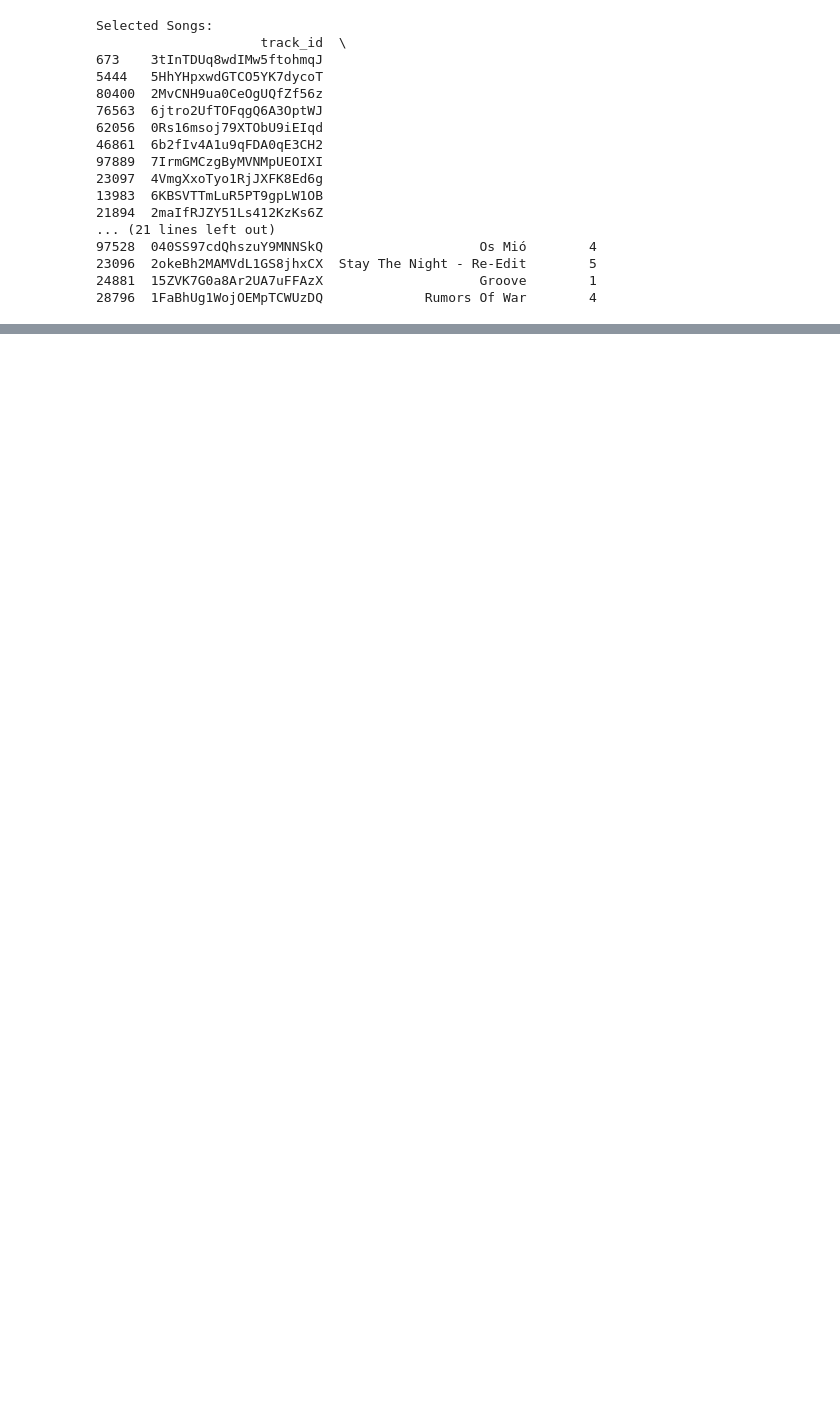
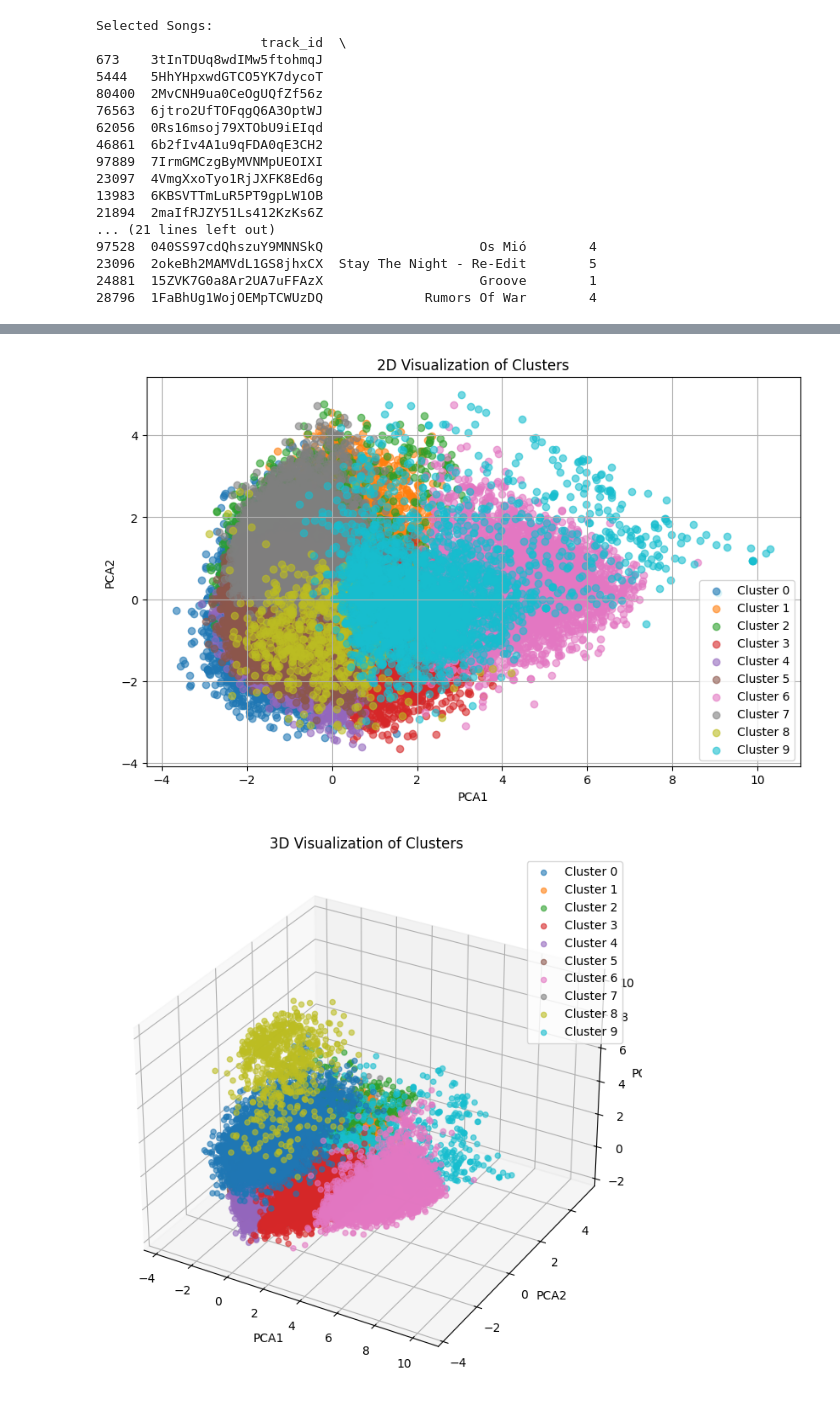
Before and after one commit to anikas2003/spotifyrec, a Jupyter notebook: spotifyrecommendationtwo.ipynb, the cells around one changed output, grey strips where cells are left out. Cells and saved outputs as stored; diff of their text form; code cells hidden in the pictures; blank space fills up the shorter version.

```diff
--- a/spotifyrecommendationtwo.ipynb
+++ b/spotifyrecommendationtwo.ipynb
@@ -108,0 +134,47 @@ Selected Songs:
+# %%
+# Perform PCA for dimensionality reduction
+pca_2d = PCA(n_components=2)
+pca_3d = PCA(n_components=3)
+
+# Apply PCA to the scaled training features
+train_pca_2d = pca_2d.fit_transform(train_data[train_features])
+train_pca_3d = pca_3d.fit_transform(train_data[train_features])
+
+# Add PCA results to the training DataFrame for visualization
+train_data['PCA1_2D'] = train_pca_2d[:, 0]
+train_data['PCA2_2D'] = train_pca_2d[:, 1]
+train_data['PCA1_3D'] = train_pca_3d[:, 0]
+train_data['PCA2_3D'] = train_pca_3d[:, 1]
+train_data['PCA3_3D'] = train_pca_3d[:, 2]
+
+# 2D Scatter Plot
+plt.figure(figsize=(10, 6))
+for cluster in range(10):  # Assuming 10 clusters
+    cluster_data = train_data[train_data['cluster'] == cluster]
+    plt.scatter(cluster_data['PCA1_2D'], cluster_data['PCA2_2D'], label=f'Cluster {cluster}', alpha=0.6)
+
+plt.title("2D Visualization of Clusters")
+plt.xlabel("PCA1")
+plt.ylabel("PCA2")
+plt.legend()
+plt.grid(True)
+plt.show()
+
+# 3D Scatter Plot
+fig = plt.figure(figsize=(10, 8))
+ax = fig.add_subplot(111, projection='3d')
+
+for cluster in range(10):  # Assuming 10 clusters
+    cluster_data = train_data[train_data['cluster'] == cluster]
+    ax.scatter(cluster_data['PCA1_3D'], cluster_data['PCA2_3D'], cluster_data['PCA3_3D'],
+               label=f'Cluster {cluster}', alpha=0.6)
+
+ax.set_title("3D Visualization of Clusters")
+ax.set_xlabel("PCA1")
+ax.set_ylabel("PCA2")
+ax.set_zlabel("PCA3")
+ax.legend()
+plt.show()
+# %% [output]
+[figure, added]
+[figure, added]
```
Also changed, not shown: parts of 1 cell of this notebook.
